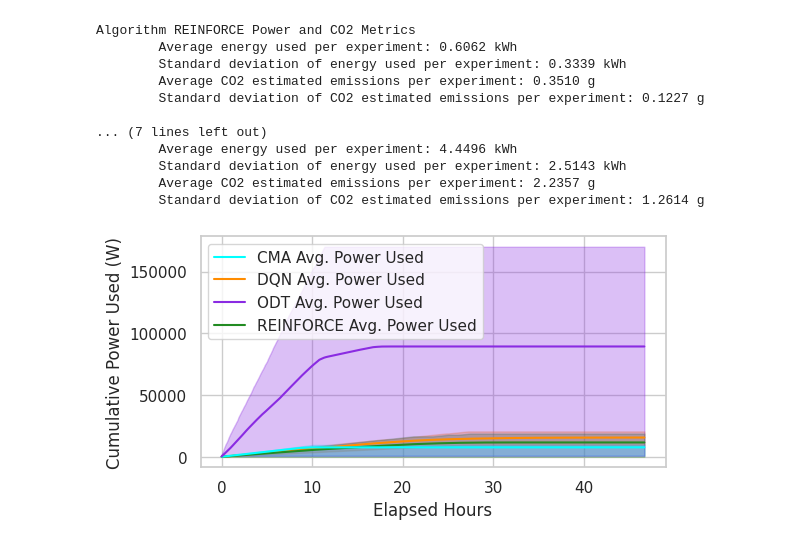
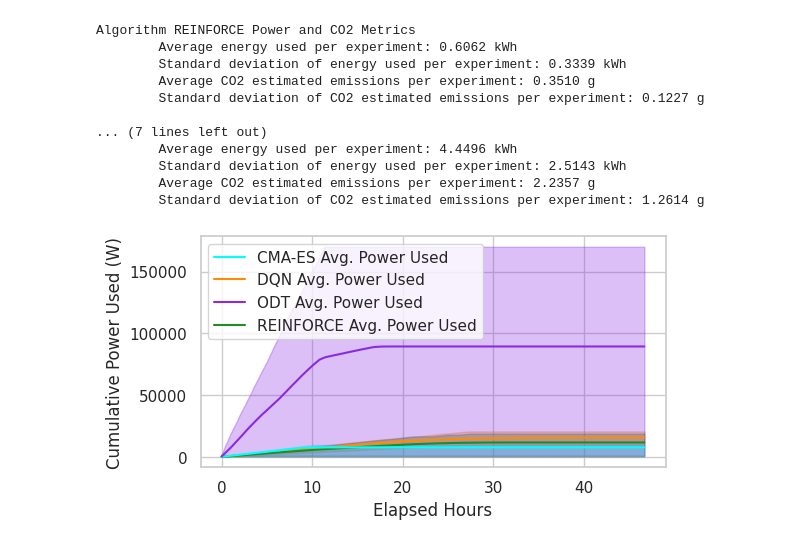
Before and after one commit to LucasHartmanWestern/rl-for-vrp-csp, a Jupyter notebook: experiments/Part 6 Figures.ipynb, the cells around one changed output. Saved outputs shown, nothing was run; the diff lists cells and outputs as text; code cells hidden in the pictures.

```diff
--- a/experiments/Part 6 Figures.ipynb
+++ b/experiments/Part 6 Figures.ipynb
@@ -14,6 +14,7 @@ from datetime import timedelta
 colors = {
     "DQN": 'darkorange',
     "REINFORCE": 'forestgreen',
+    "CMA-ES": 'cyan',
     "CMA": 'cyan',
     "ODT": 'blueviolet'
 }
@@ -413,32 +416,35 @@ for algo in df_power['algorithm'].unique():
     plt.fill_between(
         time_grid_hours,
         min_cumulative_power,
         max_cumulative_power,
         color=colors[algo],
         alpha=0.3
     )
+    algo_name = algo
+    if algo_name == 'CMA':
+        algo_name = 'CMA-ES'
     plt.plot(
         time_grid_hours,
         mean_cumulative_power,
         color=colors[algo],
-        label=f'{algo} Avg. Power Used'
+        label=f'{algo_name} Avg. Power Used'
     )
 
 # then before saving/showing:
 handles, labels = plt.gca().get_legend_handles_labels()
 # sort by label string
 labels_handles = sorted(zip(labels, handles), key=lambda x: x[0])
 labels_sorted, handles_sorted = zip(*labels_handles)
 
 plt.legend(handles_sorted, labels_sorted, loc='upper left')
 
 plt.xlabel('Elapsed Hours')
 plt.ylabel('Cumulative Power Used (W)')
 #plt.title('Cumulative Power Used During Training')
 plt.grid(True)
 
 plt.savefig('./Figures/power_used.png', dpi=300, bbox_inches='tight')
 
 plt.show()
 # %% [output]
-[figure, old version]
+[figure, new version]
```
Also changed, not shown: parts of 2 cells of this notebook, 9 other files.
